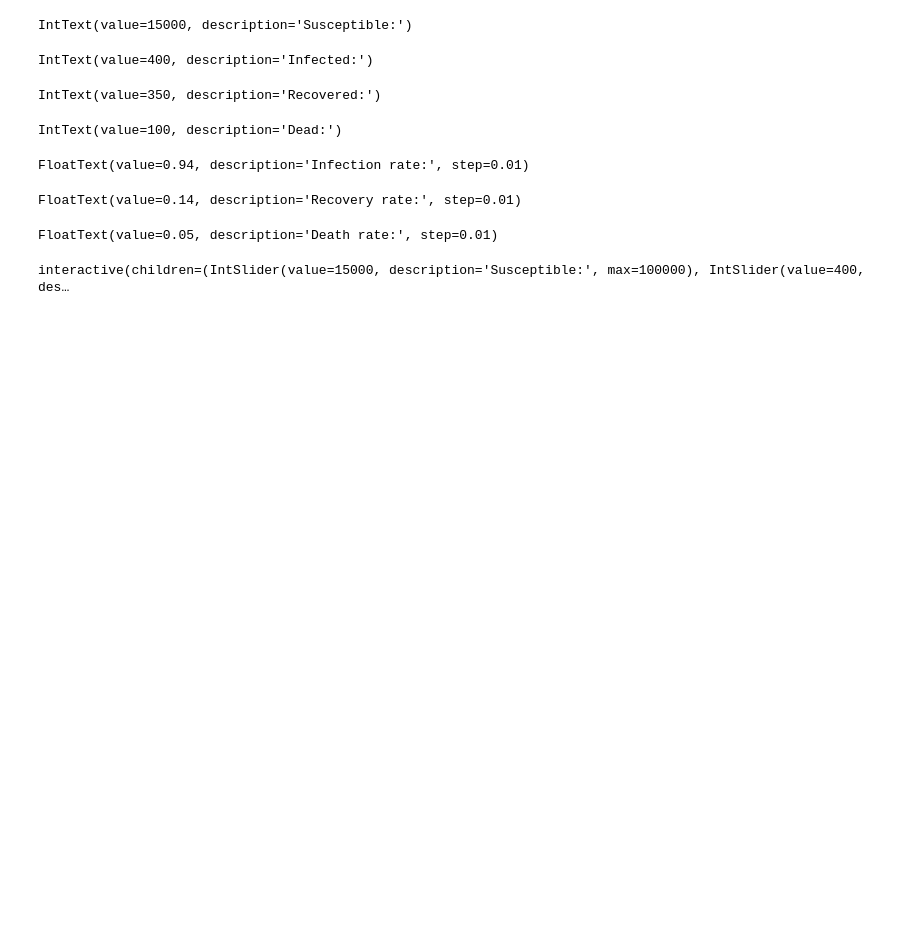
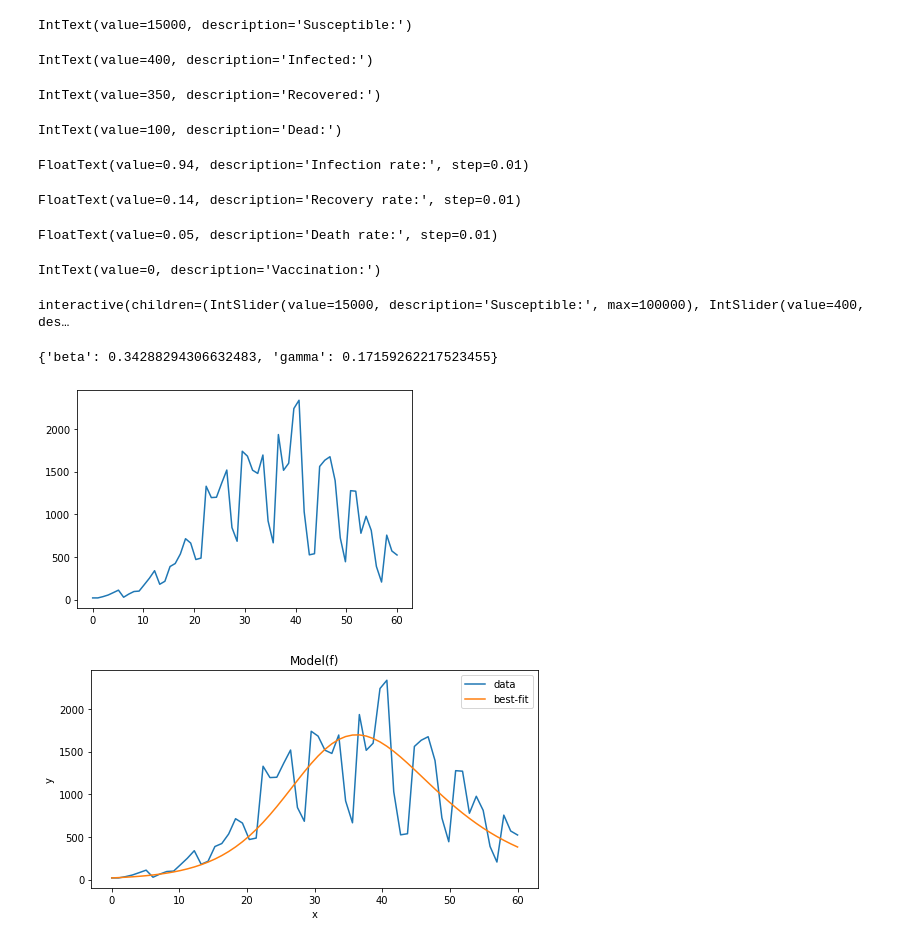
Before and after one commit to ThibaultMagnini/Kmeans-COVID-19-BelgianProvinces, a Jupyter notebook: SIR-Model/sir.ipynb, the cells around one changed output. Saved outputs shown, nothing was run; the diff lists cells and outputs as text; code cells hidden in the pictures; blank space fills up the shorter version.

Commit message:
lmfit for parameter estimation

```diff
--- a/SIR-Model/sir.ipynb
+++ b/SIR-Model/sir.ipynb
@@ -28,6 +28,9 @@ display(g_text)
 p_widget = widgets.FloatSlider(value=0.05, min=0, max=1, step=0.01, description='Death rate:')
 p_text = widgets.FloatText(value=0.05, min=0, max=1, step=0.01, description='Death rate:')
 display(p_text)
+v_widget = widgets.IntSlider(value=0, min=0, max=100, step=1, description='Vaccination:')
+v_text = widgets.IntText(value=0, min=0, max=100, step=1, description='Vaccination:')
+display(v_text)
 
 s_link = widgets.jslink((s_text, 'value'), (s_widget, 'value'))
 i_link = widgets.jslink((i_text, 'value'), (i_widget, 'value'))
@@ -36,37 +39,40 @@ b_link = widgets.jslink((b_text, 'value'), (b_widget, 'value'))
 g_link = widgets.jslink((g_text, 'value'), (g_widget, 'value'))
 d_link = widgets.jslink((d_text, 'value'), (d_widget, 'value'))
 p_link = widgets.jslink((p_text, 'value'), (p_widget, 'value'))
+v_link = widgets.jslink((v_text, 'value'), (v_widget, 'value'))
 
 S0 = 15000
 I0 = 400
 R0 = 350
 D0 = 100
+V0 = 54
 beta = 0.94
 gamma = 0.14
 phi = 0.05
 
-time_steps = np.linspace(0, 60, 10001)
+time_steps = np.linspace(0, 60, 60)
 
-def deriv(y, t, N, beta, gamma, phi):
-    S, I, _, _ = y
+def deriv(y, t, N, beta, gamma):
+    S, I, _ = y
     dsdt = -beta * ((S * I) / N)
     didt = beta * ((S * I) / N) - gamma * I
     drdt = gamma * I
-    dddt = phi * I
-    return dsdt, didt, drdt, dddt
+    return dsdt, didt, drdt
 
-def update_plot(S0, I0, R0, D0, beta, gamma, phi):
-    N = S0 + I0 + R0 + D0
-    y0 = S0, I0, R0, D0
-    ret = odeint(deriv, y0, time_steps, args=(N, beta, gamma, phi))
-    S, I, R, D = ret.T
+def ODESolver(S0, I0, R0, beta, gamma):
+    N = S0 + I0 + R0
+    y0 = S0, I0, R0
+    ret = odeint(deriv, y0, time_steps, args=(N, beta, gamma))
+    return ret
+
+def update_plot(S0, I0, R0, beta, gamma):
+    S, I, R = ODESolver(S0, I0, R0, beta, gamma).T
 
     fig = plt.figure(facecolor='w')
     ax = fig.add_subplot(111, facecolor='#dddddd', axisbelow=True)
     ax.plot(time_steps, S/1000, 'b', label='Susceptible')
     ax.plot(time_steps, I/1000, 'r', label='Infected')
     ax.plot(time_steps, R/1000, 'g', label='Recovered with immunity')
-    ax.plot(time_steps, D/1000, 'c', label='Dead')
     ax.set_xlabel('Time /days')
     ax.set_ylabel('Number (1000s)')
 
@@ -78,7 +84,7 @@ def update_plot(S0, I0, R0, D0, beta, gamma, phi):
 
     plt.show()
 
-widgets.interactive(update_plot, S0=s_widget, I0=i_widget, R0=r_widget, D0=d_widget, beta=b_widget, gamma=g_widget, phi=p_widget)
+widgets.interactive(update_plot, S0=s_widget, I0=i_widget, R0=r_widget, D0=d_widget, beta=b_widget, gamma=g_widget, phi=p_widget, V0=v_widget)
 # %% [output]
 IntText(value=15000, description='Susceptible:')
 IntText(value=400, description='Infected:')
@@ -87,4 +93,46 @@ IntText(value=100, description='Dead:')
 FloatText(value=0.94, description='Infection rate:', step=0.01)
 FloatText(value=0.14, description='Recovery rate:', step=0.01)
 FloatText(value=0.05, description='Death rate:', step=0.01)
-interactive(children=(IntSlider(value=15000, description='Susceptible:', max=100000), IntSlider(value=400, des…
+IntText(value=0, description='Vaccination:')
+interactive(children=(IntSlider(value=15000, description='Susceptible:', max=100000), IntSlider(value=400, des…
+# %%
+import lmfit
+from lmfit.lineshapes import gaussian, lorentzian
+import pandas as pd
+
+np.random.seed(42)
+x = np.linspace(0, 60, 60)
+
+data = pd.read_csv("..\Datasets\COVID19BE_CASES_AGESEX.csv")
+
+result = {}
+
+for entry in data.itertuples():
+    if entry[1] not in result:
+        result[entry[1]] = 0
+        result[entry[1]] += entry[6]
+    else:
+        result[entry[1]] += entry[6]
+
+result_list = list(result.values())
+
+plt.plot(x, result_list[0:60])
+
+def f(x, beta, gamma):
+    _, I, _= ODESolver(11000, 19, 0, beta, gamma).T
+    return I
+
+mod = lmfit.Model(f)
+mod.set_param_hint("beta", value=0.5, vary=True)
+mod.set_param_hint("gamma", value=0.5, vary=True)
+
+params = mod.make_params()
+
+result = mod.fit(result_list[0:60], params, method='leastsq', x=x)
+plt.figure(figsize=(8, 4))
+result.plot_fit(datafmt="-")
+result.best_values
+# %% [output]
+{'beta': 0.34288294306632483, 'gamma': 0.17159262217523455}
+[figure, added]
+[figure, added]
```
Also changed, not shown: 1 other file.
